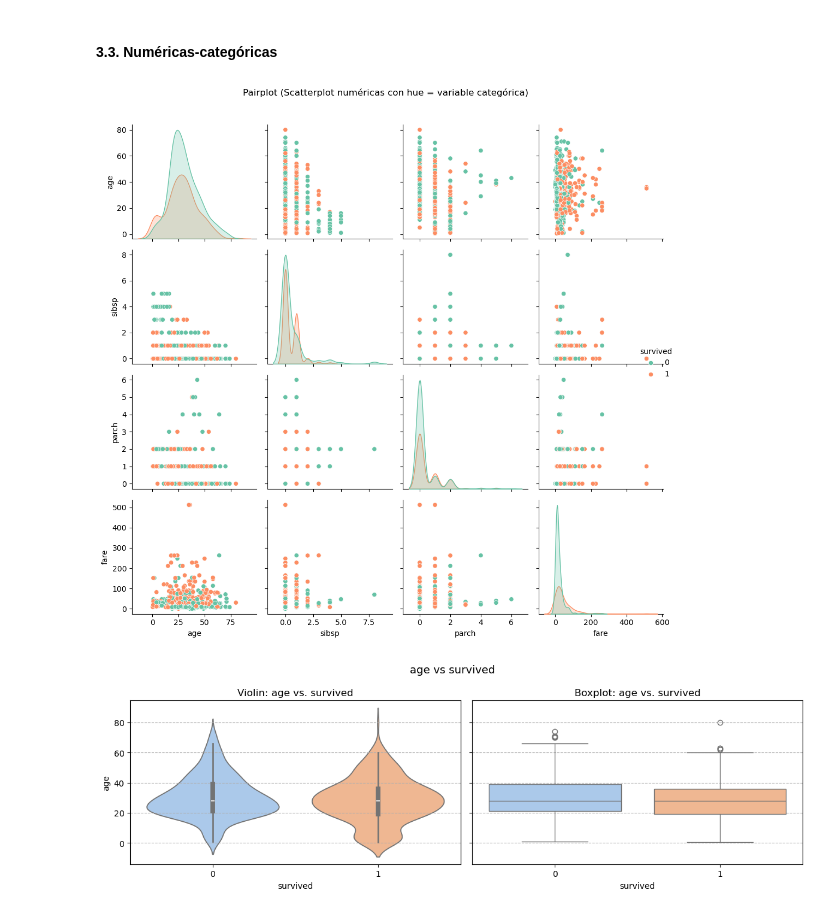
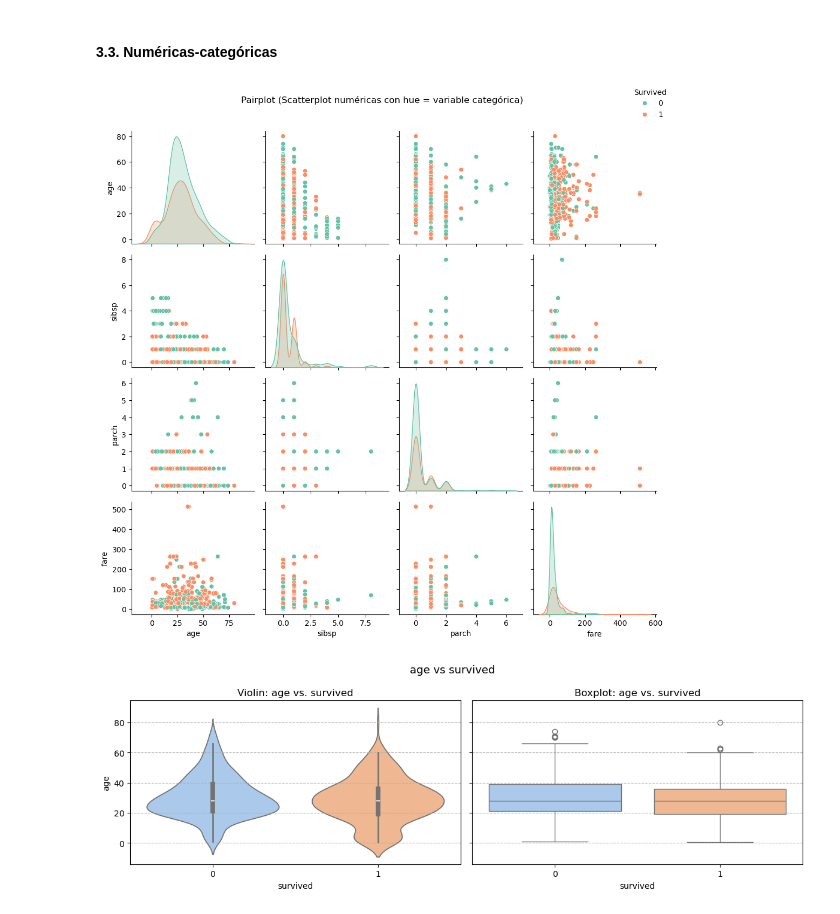
Before and after one commit to FIUBA-Posgrado-Inteligencia-Artificial/CEIA_Analisis_de_datos, a Jupyter notebook: notebooks/clase_02_intro_EDA_Titanic.ipynb, the cells around one changed output. Saved outputs shown, nothing was run; the diff lists cells and outputs as text; code cells hidden in the pictures.

```diff
--- a/notebooks/clase_02_intro_EDA_Titanic.ipynb
+++ b/notebooks/clase_02_intro_EDA_Titanic.ipynb
@@ -705,10 +761,14 @@ plt.show()
 # %%
 grafico = sns.pairplot(data=titanic_df, hue='survived', palette='Set2')
 grafico.figure.suptitle('Pairplot (Scatterplot numéricas con hue = variable categórica)', y=1.02) # Hago todo esto para que me muestre el título del gráfico, porque con pairplot no funciona plt.title()
+
+grafico.legend.set_bbox_to_anchor((1, 1))
+grafico.legend.set_title('Survived')
+
 plt.tight_layout()
 plt.show()
 # %% [output]
-[figure, old version]
+[figure, new version]
 # %%
 cat_cols = ['survived', 'sex', 'pclass']
 
```
Also changed, not shown: parts of 19 cells of this notebook, 1 other file.
